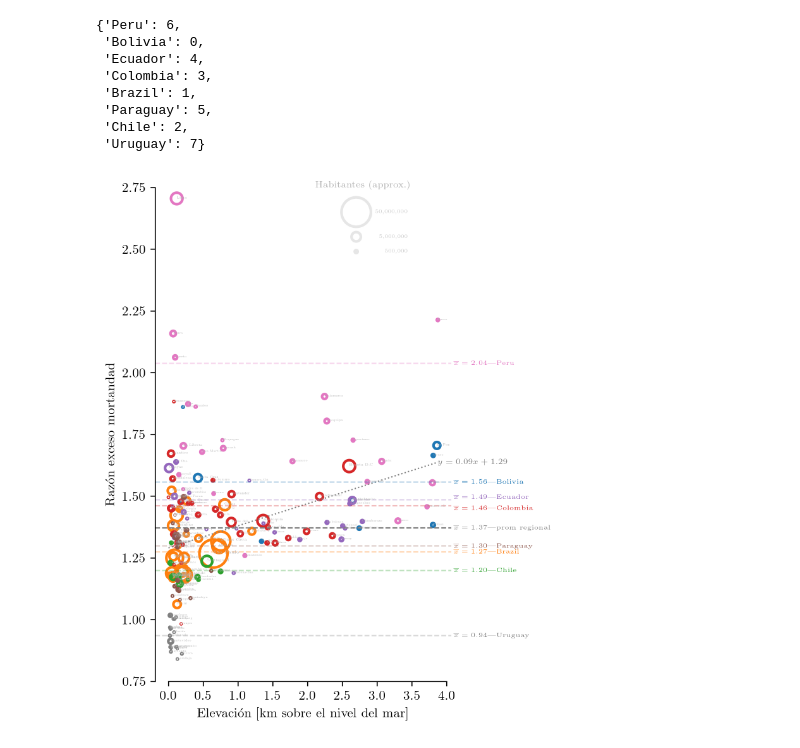
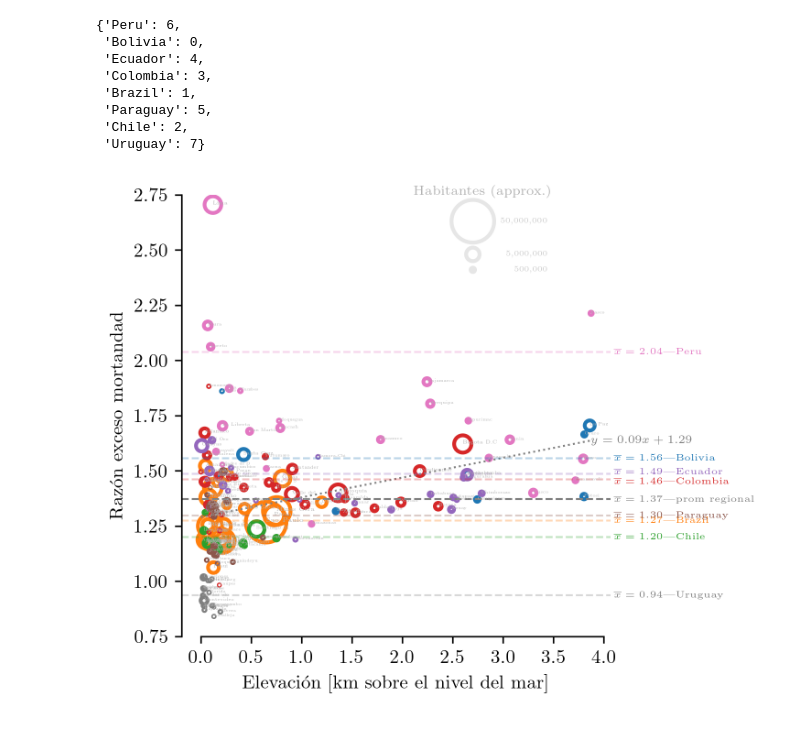
Before and after one commit to daliagachc/cov-alt, a Jupyter notebook: region.ipynb, the cells around one changed output. Drawn from its saved outputs; the diff is of its cells as text; code cells hidden in the pictures.

```diff
--- a/region.ipynb
+++ b/region.ipynb
@@ -313,7 +313,7 @@ plt.rcParams.update({
   "font.family": "Helvetica"
 })
 # %%
-f,ax= plt.subplots(dpi=300,figsize=(5,6))
+f,ax= plt.subplots(dpi=300,figsize=(5,4))
 ax.scatter(
     f2['weighted_height'],
     f2['ratio'],
@@ -341,32 +341,32 @@ for i,c in enumerate(dic.keys()):
     ax.text(4.1,wmeans[c]+doff[c],f'$\overline{{x}}={wmeans[c]:.2f}$|{c}',
             fontsize=5,c=cm(dic[c]),va='center')
     pass
 
 ax.text(4.1,wmea,f'$\overline{{x}}={wmea:.2f}$|prom regional',
         fontsize=5,c='.5',va='center')
 
 for i,r in f2.iterrows():
     ax.text(r['weighted_height'],r['ratio'],
            r['adm'][:10], fontsize = (r['pop'])**.5/5000+2,
             c='.7'
            )
 xx = [2.7,2.7,2.7]
-yy = [2.65,2.55,2.49]
+yy = [2.63,2.48,2.41]
 pp = [5e7,5e6,5e5]
 ax.scatter(
     xx,
     yy,
     s=np.array(pp)/100000,
     lw=2,
     facecolor='none',
     edgecolor='.9')
 
 for x,y,p in zip(xx,yy,pp):
     ax.text(x+.75,y,f'{int(p):,}',va='center',ha='right',fontsize=4,c='.8')
 
 ax.text(xx[0]+.1,2.75,'Habitantes (approx.)',fontsize=7,c='.7',ha='center')
 f.tight_layout()
 f.savefig('reg_alt.pdf')
 f.savefig('reg_alt.png')
 # %% [output]
-[figure, old version]
+[figure, new version]
```
Also changed, not shown: 8 other files.
